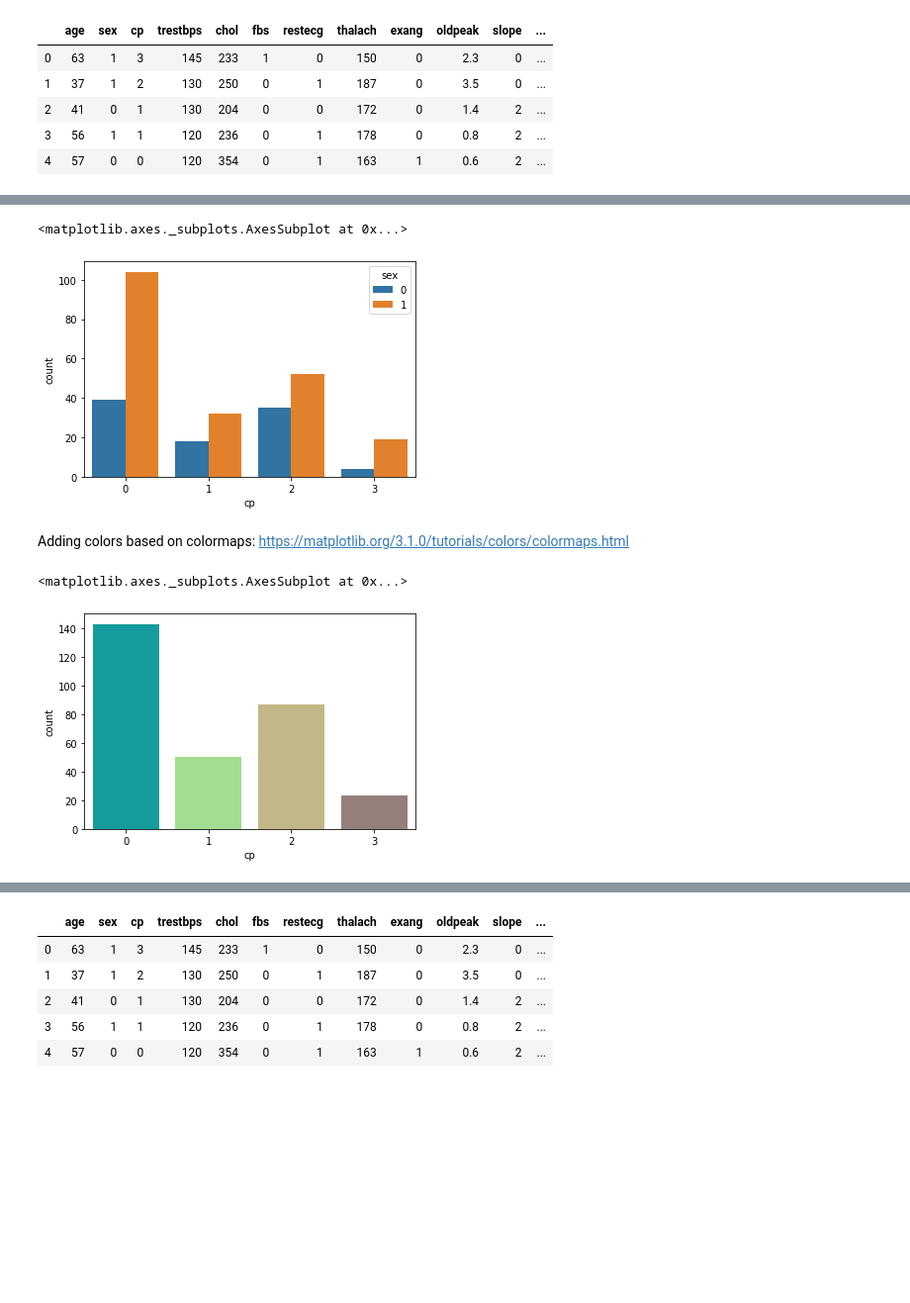
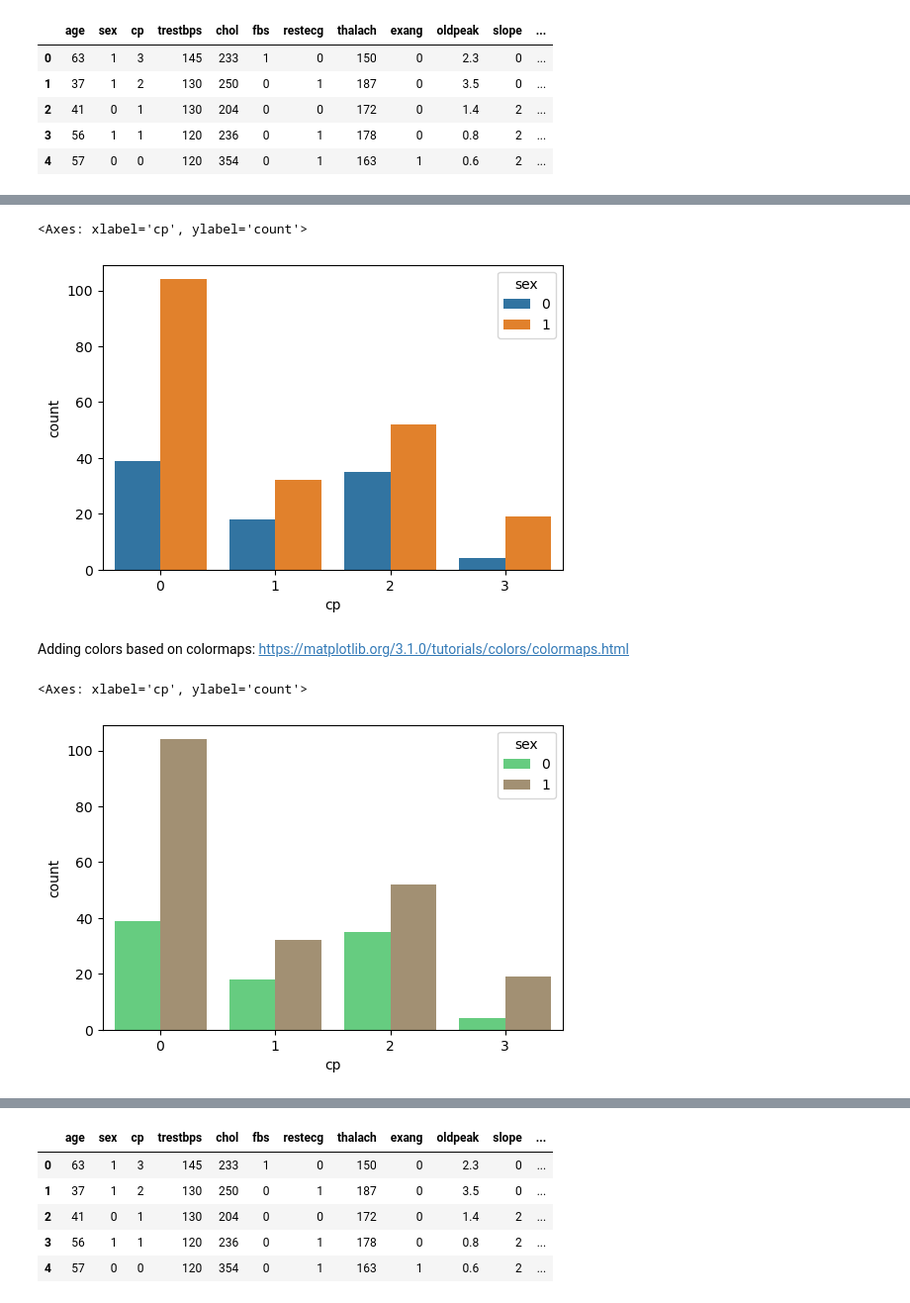
Before and after one commit to nareshagarwal/Python-3-Bootcamp, a Jupyter notebook: 22-Visualization-Crash-Course/01-Seaborn-Basics.ipynb, the cells around one changed output, grey strips where cells are left out. Shown at 99% size. Drawn from its saved outputs; the diff is of its cells as text; code cells hidden in the pictures; blank space fills up the shorter version.

```diff
--- a/22-Visualization-Crash-Course/01-Seaborn-Basics.ipynb
+++ b/22-Visualization-Crash-Course/01-Seaborn-Basics.ipynb
@@ -35,6 +35,9 @@ import pandas as pd
 import matplotlib.pyplot as plt
 # %%
 import seaborn as sns
+# %%
+# Set global figure size
+plt.rcParams["figure.figsize"] = (6, 4)
 # %%
 df = pd.read_csv('../DATA/heart.csv')
 # %%
@@ -107,16 +116,16 @@ sns.countplot(x='cp',data=df)
 # %%
 sns.countplot(x='cp',data=df,hue='sex')
 # %% [output]
-<matplotlib.axes._subplots.AxesSubplot at 0x...>
+<Axes: xlabel='cp', ylabel='count'>
-[figure, old version]
+[figure, new version]
 # %% [markdown]
 Adding colors based on colormaps:
 https://matplotlib.org/3.1.0/tutorials/colors/colormaps.html
 # %%
-sns.countplot(x='cp',data=df,palette='terrain')
+sns.countplot(x='cp',data=df,hue='sex',palette='terrain')
 # %% [output]
-<matplotlib.axes._subplots.AxesSubplot at 0x...>
+<Axes: xlabel='cp', ylabel='count'>
-[figure, old version]
+[figure, new version]
 # %% [markdown]
 ## Box Plot
 
```
Also changed, not shown: parts of 19 cells of this notebook, 13 other files.
